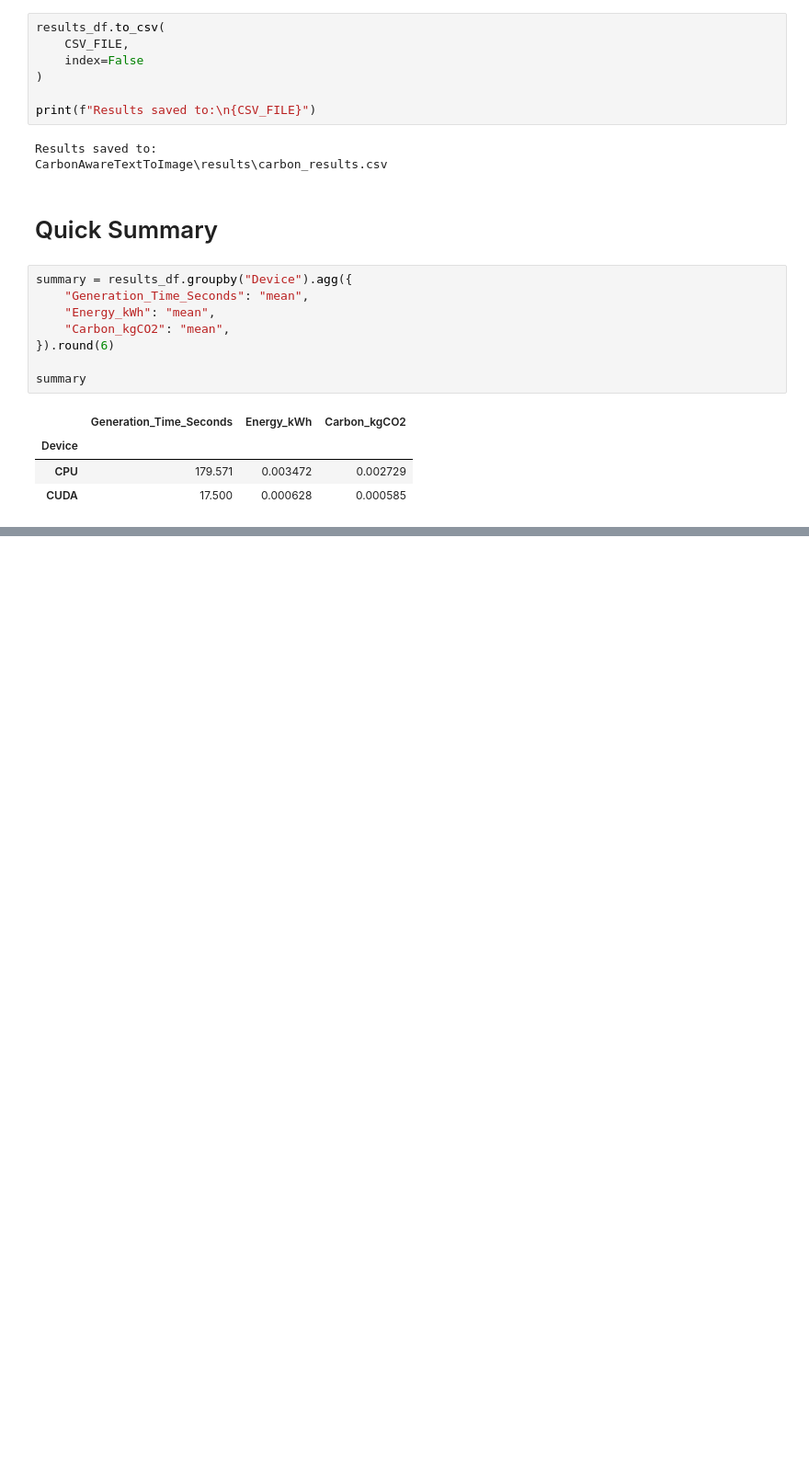
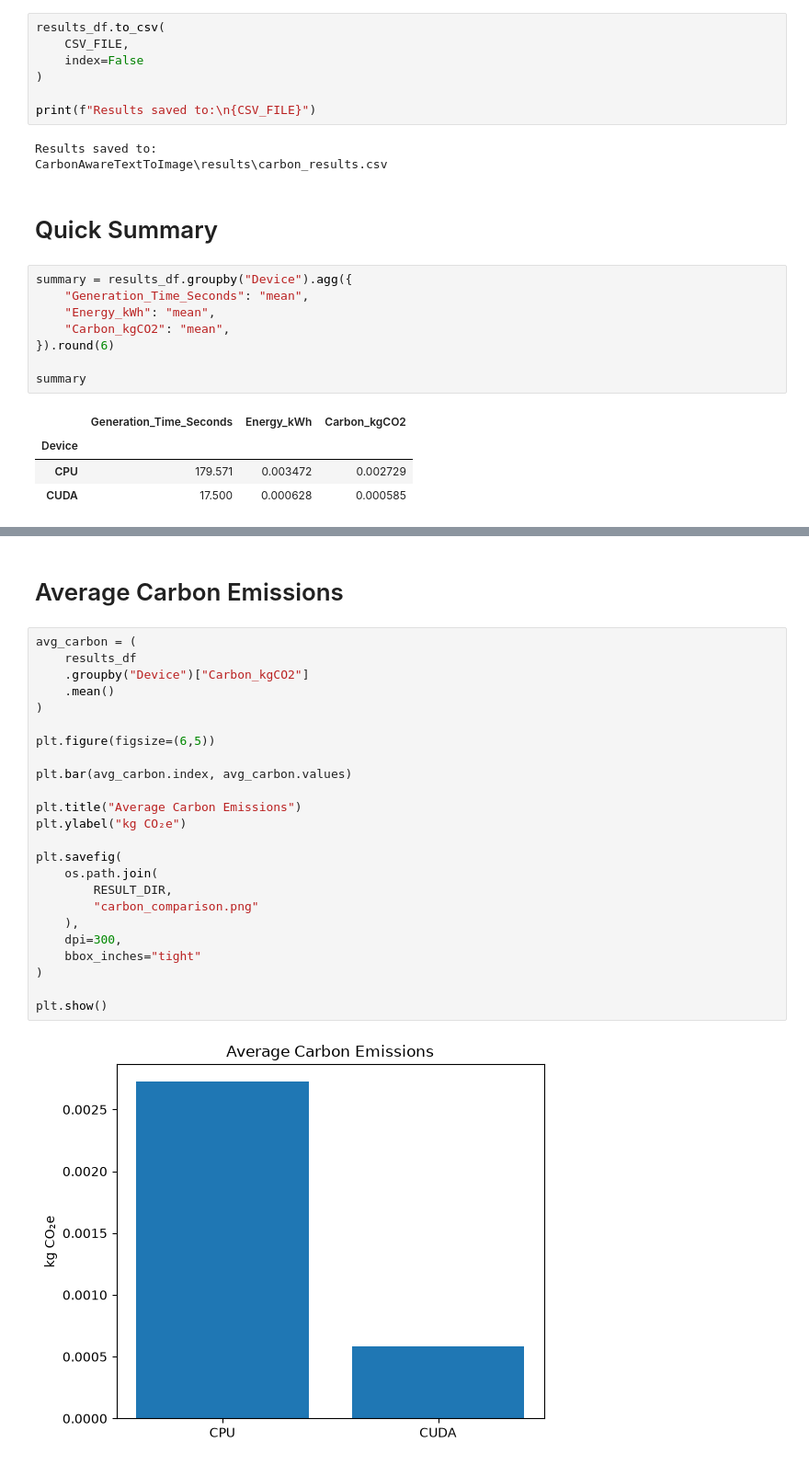
Before and after one commit to ittihadur/cpu-vs-gpu-ai-benchmark, a Jupyter notebook: 406.ipynb, the cells around one changed output, grey strips where cells are left out. Shown at 92% size. Drawn from its saved outputs; the diff is of its cells as text; blank space fills up the shorter version.

```diff
--- a/406.ipynb
+++ b/406.ipynb
@@ -708,0 +798,28 @@ summary
+# %% [markdown]
+# Average Carbon Emissions
+# %%
+avg_carbon = (
+    results_df
+    .groupby("Device")["Carbon_kgCO2"]
+    .mean()
+)
+
+plt.figure(figsize=(6,5))
+
+plt.bar(avg_carbon.index, avg_carbon.values)
+
+plt.title("Average Carbon Emissions")
+plt.ylabel("kg CO₂e")
+
+plt.savefig(
+    os.path.join(
+        RESULT_DIR,
+        "carbon_comparison.png"
+    ),
+    dpi=300,
+    bbox_inches="tight"
+)
+
+plt.show()
+# %% [output]
+[figure, added]
```
Also changed, not shown: parts of 14 cells of this notebook, 4 other files.
